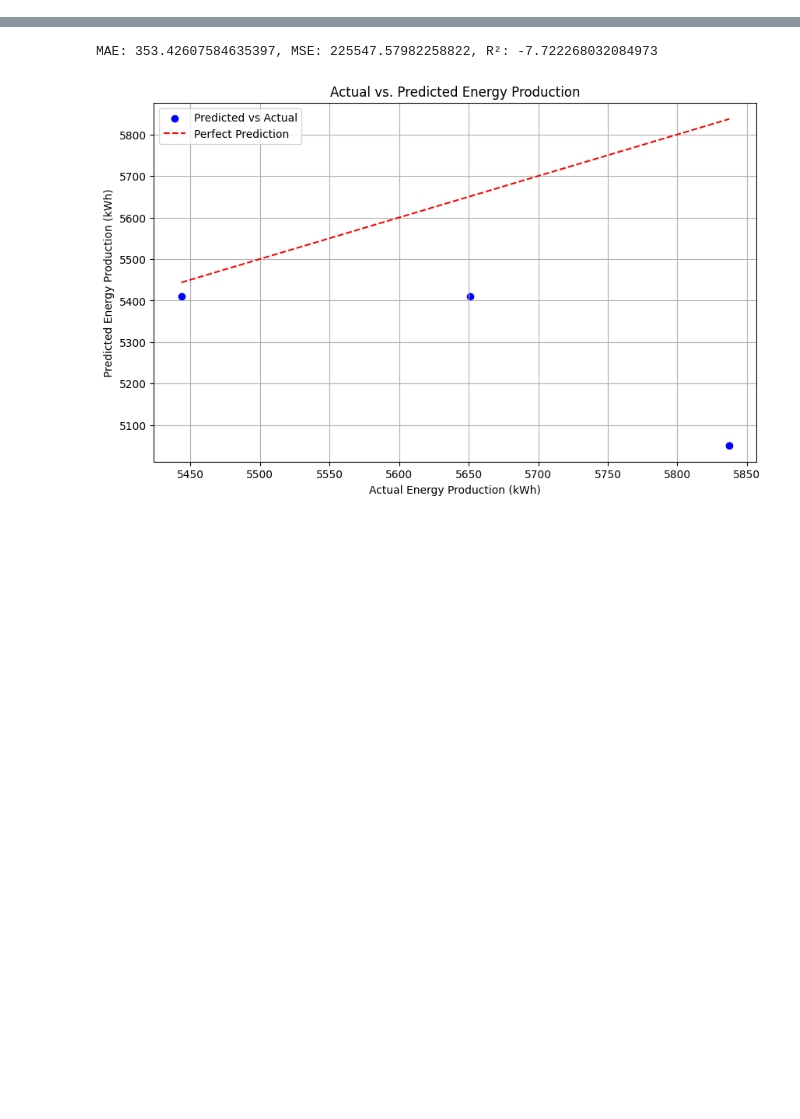
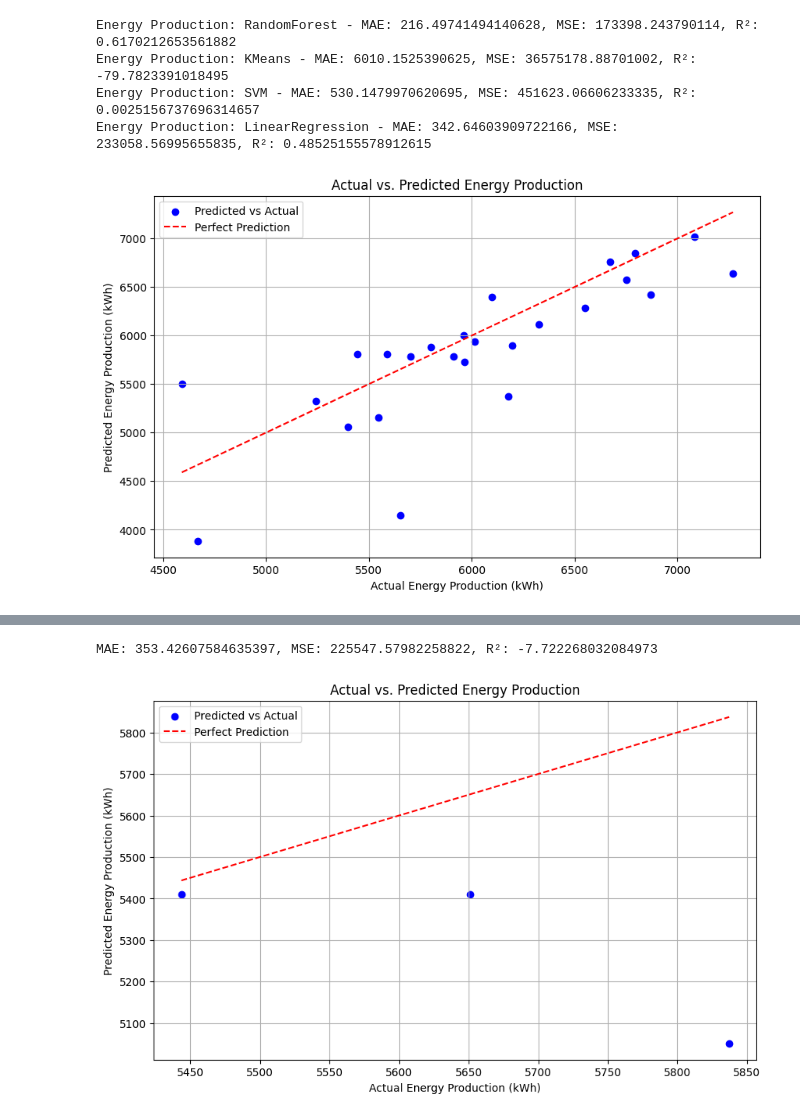
Before and after one commit to anushka77777/solar, a Jupyter notebook: solar.ipynb, the cells around one changed output, grey strips where cells are left out. Saved outputs shown, nothing was run; the diff lists cells and outputs as text; code cells hidden in the pictures; blank space fills up the shorter version.

Commit message:
updated cache along with multiple modes

```diff
--- a/solar.ipynb
+++ b/solar.ipynb
@@ -270,0 +446,40 @@ Error fetching energy production for Buenos Aires, Argentina with dataset tmy2:
+# %%
+from sklearn.cluster import KMeans
+from sklearn.svm import SVR
+from sklearn.linear_model import LinearRegression
+
+# Split the data into training and testing sets
+X = df.drop(columns=['energy_production', 'roi', 'city', 'country', 'weather', 'energy_savings', 'maintenance_cost', 'installation_cost'])
+y_energy = df['energy_production']
+y_roi = df['roi']
+
+X_train_energy, X_test_energy, y_train_energy, y_test_energy = train_test_split(X, y_energy, test_size=0.2, random_state=42)
+X_train_roi, X_test_roi, y_train_roi, y_test_roi = train_test_split(X, y_roi, test_size=0.2, random_state=42)
+# %%
+# Train and evaluate multiple models for energy production
+models_energy = {
+    'RandomForest': RandomForestRegressor(n_estimators=100, random_state=42),
+    'KMeans': KMeans(n_clusters=3, random_state=42),
+    'SVM': SVR(),
+    'LinearRegression': LinearRegression()
+}
+
+for name, model in models_energy.items():
+    model.fit(X_train_energy, y_train_energy)
+    y_pred_energy = model.predict(X_test_energy)
+    mae = mean_absolute_error(y_test_energy, y_pred_energy)
+    mse = mean_squared_error(y_test_energy, y_pred_energy)
+    r2 = r2_score(y_test_energy, y_pred_energy)
+    print(f'Energy Production: {name} - MAE: {mae}, MSE: {mse}, R²: {r2}')
+
+
+# Plotting the results
+plot_actual_vs_predicted(y_test_energy, y_pred_energy)
+# plot_residuals(y_test, y_pred)
+# plot_feature_importance(model, X)
+# %% [output]
+Energy Production: RandomForest - MAE: 216.49741494140628, MSE: 173398.243790114, R²: 0.6170212653561882
+Energy Production: KMeans - MAE: 6010.1525390625, MSE: 36575178.88701002, R²: -79.7823391018495
+Energy Production: SVM - MAE: 530.1479970620695, MSE: 451623.06606233335, R²: 0.0025156737696314657
+Energy Production: LinearRegression - MAE: 342.64603909722166, MSE: 233058.56995655835, R²: 0.48525155578912615
+[figure, added]
```
Also changed, not shown: parts of 7 cells of this notebook, 3 other files.
